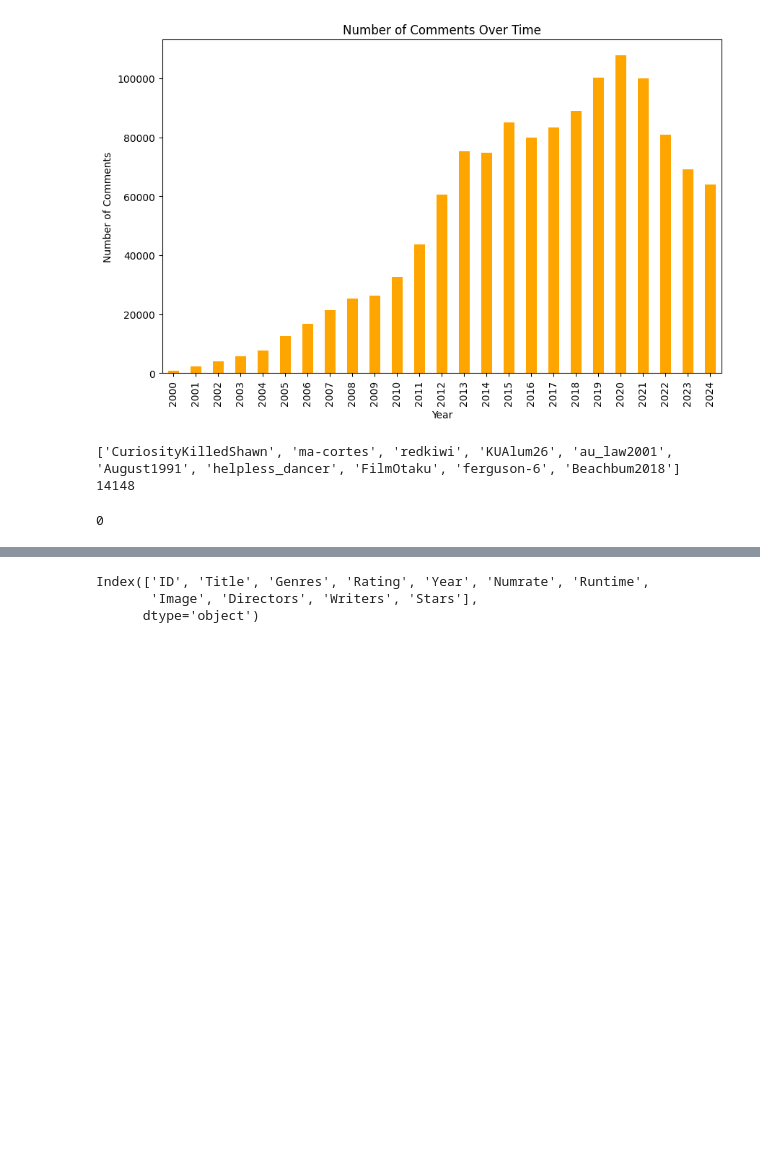
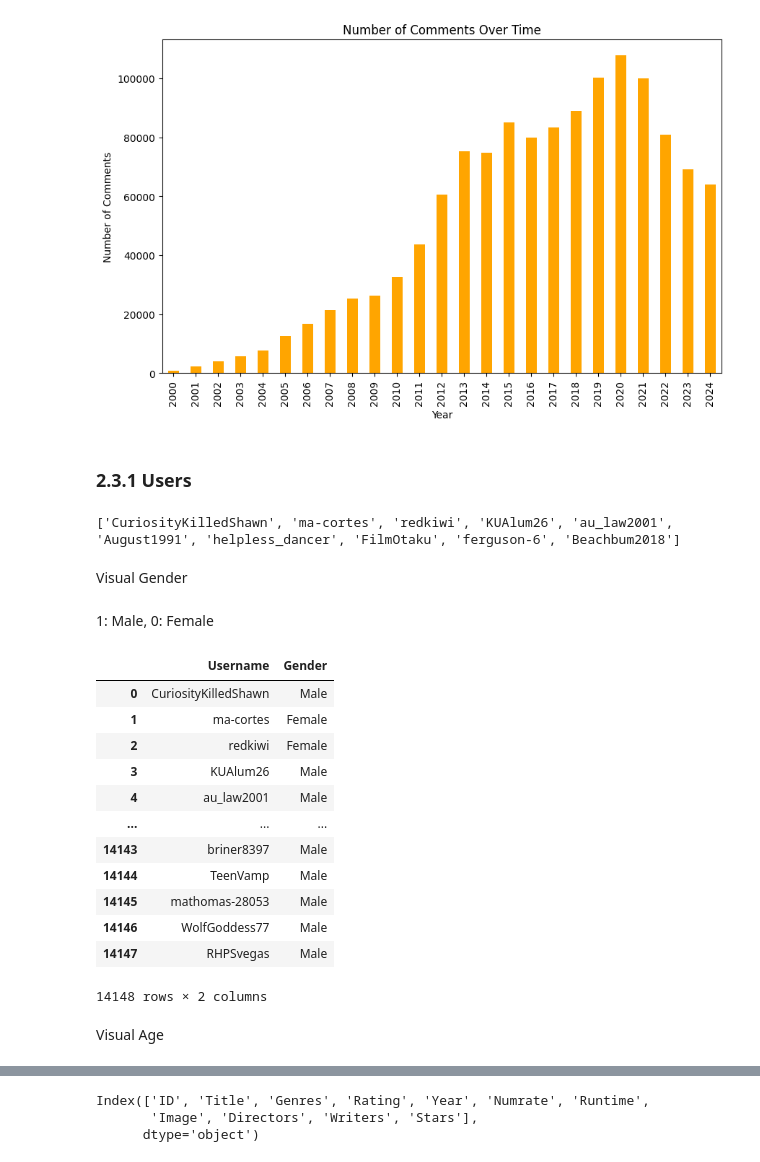
Before and after one commit to Chinh-de/Movie-Recommender-System-use-Factorization-Machine, a Jupyter notebook: Notebooks/factorization-machine-recommender-system.ipynb, the cells around one changed output, grey strips where cells are left out. Cells and saved outputs as stored; diff of their text form; code cells hidden in the pictures; blank space fills up the shorter version.

```diff
--- a/Notebooks/factorization-machine-recommender-system.ipynb
+++ b/Notebooks/factorization-machine-recommender-system.ipynb
@@ -291,15 +280,35 @@ plt.ylabel('Number of Comments')
 plt.show()
 # %% [output]
 [figure]
+# %% [markdown]
+### 2.3.1 Users
 # %%
 list_usernames = ratings["Username"].unique().tolist()
 print(list_usernames[:10])
-
-num_users = len(list_usernames)
-print(num_users)
-user_index_by_username = {username: idx for idx, username in enumerate(list_usernames)}
-user_index_by_username['CuriosityKilledShawn']
 # %% [output]
 ['CuriosityKilledShawn', 'ma-cortes', 'redkiwi', 'KUAlum26', 'au_law2001', 'August1991', 'helpless_dancer', 'FilmOtaku', 'ferguson-6', 'Beachbum2018']
-14148
-0
+# %% [markdown]
+Visual Gender
+# %% [markdown]
+1: Male, 0: Female
+# %%
+user_df = pd.DataFrame(list_usernames, columns=["Username"])
+np.random.seed(42)
+user_df["Gender"] = np.random.choice(["Male", "Female"], size=len(user_df), p=[0.7, 0.3])
+user_df
+# %% [output]
+|  | Username | Gender |
+| 0 | CuriosityKilledShawn | Male |
+| 1 | ma-cortes | Female |
+| 2 | redkiwi | Female |
+| 3 | KUAlum26 | Male |
+| 4 | au_law2001 | Male |
+| ... | ... | ... |
+| 14143 | briner8397 | Male |
+| 14144 | TeenVamp | Male |
+| 14145 | mathomas-28053 | Male |
+| 14146 | WolfGoddess77 | Male |
+| 14147 | RHPSvegas | Male |
+14148 rows × 2 columns
+# %% [markdown]
+Visual Age
```
Also changed, not shown: parts of 39 cells of this notebook, 17 other files.
